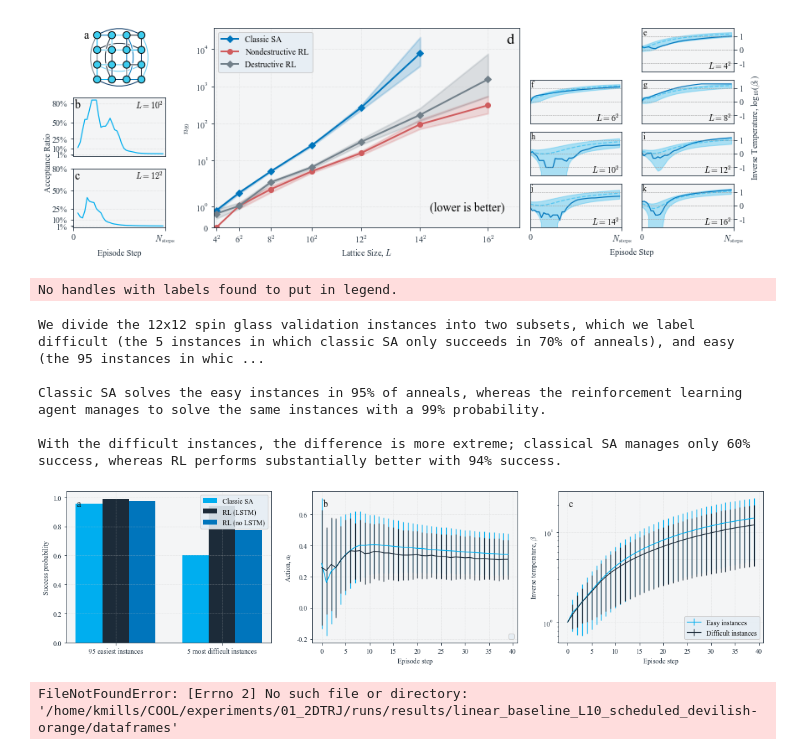
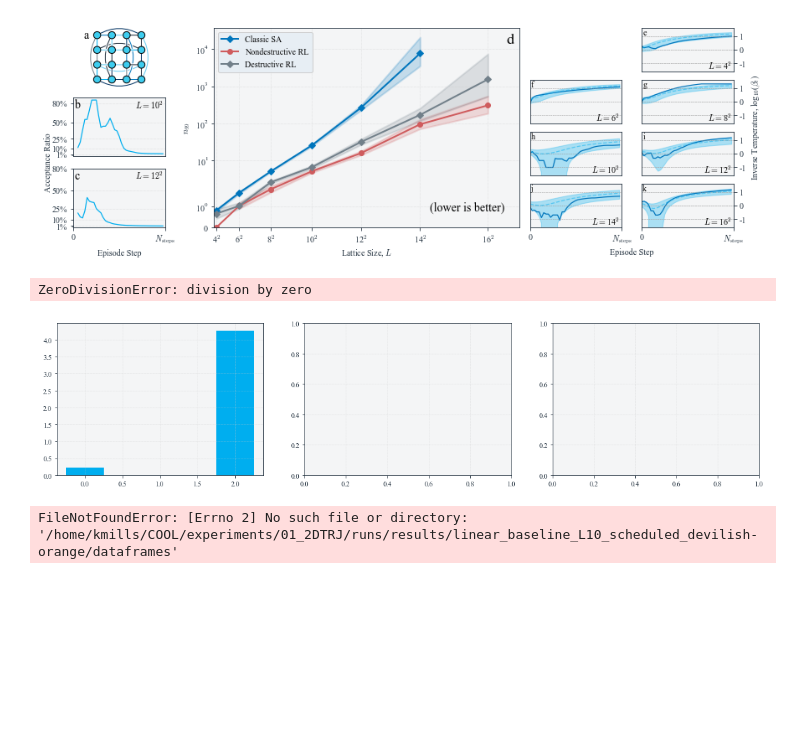
Before and after one commit to millskyle/COOL-1, a Jupyter notebook: plots/Plots.ipynb, the cells around one changed output. Cells and saved outputs as stored; diff of their text form; code cells hidden in the pictures; blank space fills up the shorter version.

Commit message:
easy_diff_split.pdf

```diff
--- a/plots/Plots.ipynb
+++ b/plots/Plots.ipynb
@@ -589,7 +589,7 @@ def dict_sum_value_if_in_ref(d, ref):
     return s,c
 
 def compute_success(success, total, repeats):
-    return 100*success / (total*repeats)
+    return np.log(1 - 0.99) /  np.log(1-success / (total*repeats))
 
 def plot_easyhard_hamiltonian_success(ref_datafile, compare_datafiles, ref_trials_per_hamiltonian,comp_trials_per_hamiltonian,
                                       prepend_path="", postpend_file="HamiltonianSuccessperHam.dat",
@@ -733,48 +733,43 @@ def plot_easyhard_hamiltonian_success(ref_datafile, compare_datafiles, ref_trial
            100*easy_threshold/ref_trials_per_hamiltonian, ref_trials_per_hamiltonian, comp_trials_per_hamiltonian
 
 
-output = plot_easyhard_hamiltonian_success(ref_datafile=f"/home/kmills/COOL/experiments/01_2DTRJ/runs/results/linear_baseline_L6_dbeta_0.000100",
-                                  compare_datafiles=[f"/home/kmills/COOL/experiments/01_2DTRJ/runs/results/{normal[6]}",
-                                                     f"/home/kmills/COOL/experiments/01_2DTRJ/no_rnn/results/{no_rnn[6]}"],
+output = plot_easyhard_hamiltonian_success(ref_datafile=f"/home/kmills/COOL/experiments/01_2DTRJ/runs/results/linear_baseline_L10_dbeta_0.002000",
+                                  compare_datafiles=[f"/home/kmills/COOL/experiments/01_2DTRJ/runs/results/{normal[10]}",
+                                                     f"/home/kmills/COOL/experiments/01_2DTRJ/no_rnn/results/{no_rnn[10]}"],
                                   labels=["Classic SA", "RL (LSTM)", "RL (no LSTM)"],
                                   ref_trials_per_hamiltonian=100,
                                   comp_trials_per_hamiltonian=[10,100],
-                                  easy_threshold=70,
-                                  instance_class="12x12")
+                                  easy_threshold=3,
+                                  instance_class="10x10")
 
 classic_easy, classic_diff,\
 (rl_easy, nornn_easy),\
 (rl_diff, nornn_diff),\
 instance_class, easy_threshold,\
 ref_trials_per_hamiltonian, comp_trials_per_hamiltonian = output
 
 pformat = ".0f"
 
 statement = f"""
 We divide the {instance_class} spin glass validation instances into two subsets, which we label difficult \
 (the {classic_diff[1]} instances in which classic SA only succeeds \
 in {easy_threshold:{pformat}}% of anneals), and easy (the {classic_easy[1]} instances in which classic SA \
 succeeds in more than {easy_threshold:{pformat}}% of anneals).
 
 Classic SA solves the easy instances in {compute_success(*classic_easy, ref_trials_per_hamiltonian):{pformat}}% of \
 anneals, whereas the reinforcement learning agent manages to solve the same instances with a \
 {compute_success(*rl_easy, comp_trials_per_hamiltonian[0]):{pformat}}% probability.
 
 With the difficult instances, the difference is more extreme; classical SA manages only \
 {compute_success(*classic_diff, ref_trials_per_hamiltonian):{pformat}}% success, whereas \
 RL performs substantially better with {compute_success(*rl_diff, comp_trials_per_hamiltonian[0]):{pformat}}% success.
 
 """
 
 print(statement)
 # %% [output]
-No handles with labels found to put in legend.
+ZeroDivisionError: division by zero
-We divide the 12x12 spin glass validation instances into two subsets, which we label difficult (the 5 instances in which classic SA only succeeds in 70% of anneals), and easy (the 95 instances in whic ...
-
-Classic SA solves the easy instances in 95% of anneals, whereas the reinforcement learning agent manages to solve the same instances with a 99% probability.
-
-With the difficult instances, the difference is more extreme; classical SA manages only 60% success, whereas RL performs substantially better with 94% success.
-[figure, old version]
+[figure, new version]
 # %%
 output = plot_easyhard_hamiltonian_success(
       ref_datafile=f"/home/kmills/COOL/experiments/01_2DTRJ/runs/results/linear_baseline_L10_dbeta_0.002000",
```
Also changed, not shown: 1 other file.
